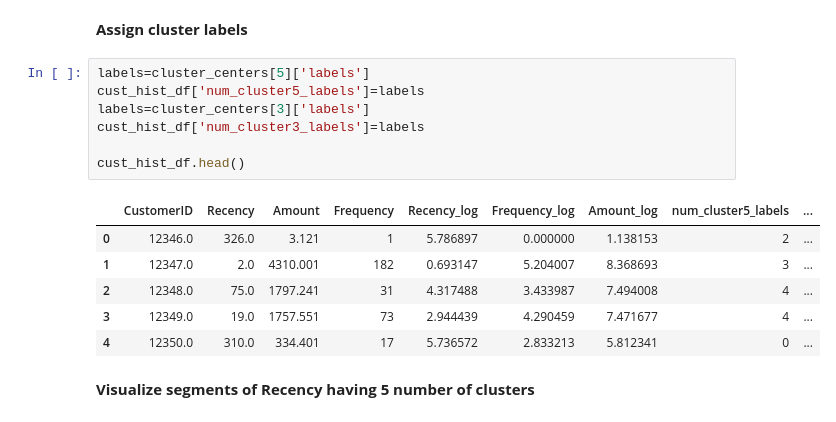
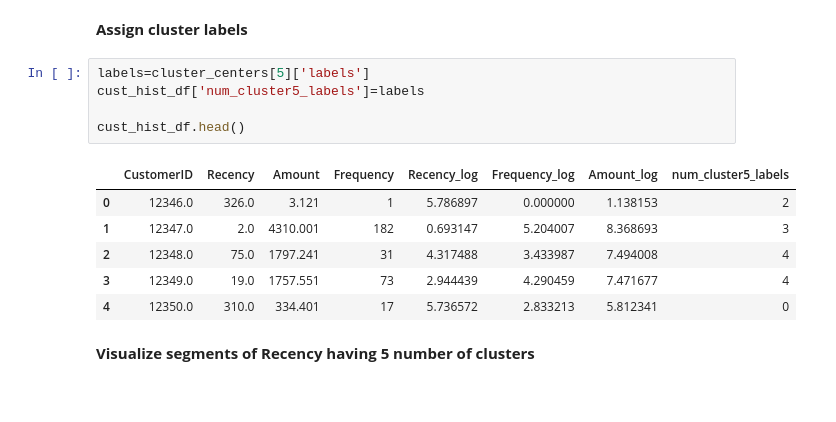
Before and after one commit to NusratJahanTania/CIND820_Online-Retail_project, a Jupyter notebook: Online_Retail.ipynb, the cells around one changed output. Drawn from its saved outputs; the diff is of its cells as text.

```diff
--- a/Online_Retail.ipynb
+++ b/Online_Retail.ipynb
@@ -731,17 +736,15 @@ Based on the Silhouette score matrix cluster 5 segments is less optimal than to
 # %%
 labels=cluster_centers[5]['labels']
 cust_hist_df['num_cluster5_labels']=labels
-labels=cluster_centers[3]['labels']
-cust_hist_df['num_cluster3_labels']=labels
 
 cust_hist_df.head()
 # %% [output]
-|  | CustomerID | Recency | Amount | Frequency | Recency_log | Frequency_log | Amount_log | num_cluster5_labels | ... |
-| 0 | 12346.0 | 326.0 | 3.121 | 1 | 5.786897 | 0.000000 | 1.138153 | 2 | ... |
-| 1 | 12347.0 | 2.0 | 4310.001 | 182 | 0.693147 | 5.204007 | 8.368693 | 3 | ... |
-| 2 | 12348.0 | 75.0 | 1797.241 | 31 | 4.317488 | 3.433987 | 7.494008 | 4 | ... |
-| 3 | 12349.0 | 19.0 | 1757.551 | 73 | 2.944439 | 4.290459 | 7.471677 | 4 | ... |
-| 4 | 12350.0 | 310.0 | 334.401 | 17 | 5.736572 | 2.833213 | 5.812341 | 0 | ... |
+|  | CustomerID | Recency | Amount | Frequency | Recency_log | Frequency_log | Amount_log | num_cluster5_labels |
+| 0 | 12346.0 | 326.0 | 3.121 | 1 | 5.786897 | 0.000000 | 1.138153 | 2 |
+| 1 | 12347.0 | 2.0 | 4310.001 | 182 | 0.693147 | 5.204007 | 8.368693 | 3 |
+| 2 | 12348.0 | 75.0 | 1797.241 | 31 | 4.317488 | 3.433987 | 7.494008 | 4 |
+| 3 | 12349.0 | 19.0 | 1757.551 | 73 | 2.944439 | 4.290459 | 7.471677 | 4 |
+| 4 | 12350.0 | 310.0 | 334.401 | 17 | 5.736572 | 2.833213 | 5.812341 | 0 |
 # %% [markdown]
 **Visualize segments of Recency having 5 number of clusters**
 # %%
```
Also changed, not shown: parts of 32 cells of this notebook.
